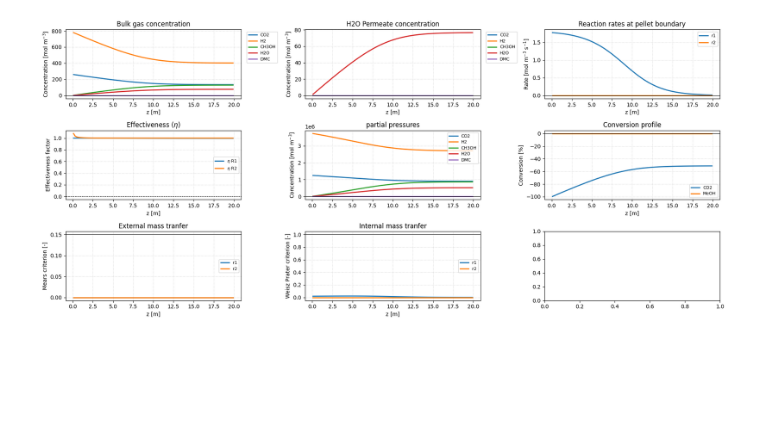
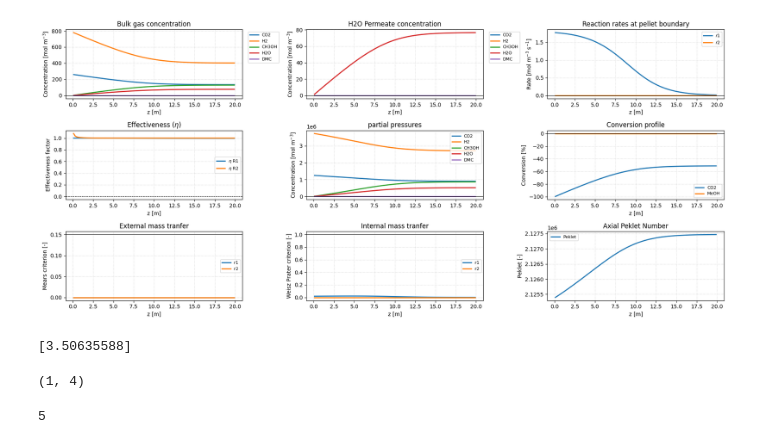
Before and after one commit to TorchSquarer/MRM-Assignment, a Jupyter notebook: main.ipynb, the cells around one changed output. Drawn from its saved outputs; the diff is of its cells as text; code cells hidden in the pictures; blank space fills up the shorter version.

Commit message:
Added a functional Peklet Graph

```diff
--- a/main.ipynb
+++ b/main.ipynb
@@ -30,6 +30,10 @@ k_app_r1   = r1[:, 0].mean() / c_surf_CO2
 X_CO2 = (1.0 - c_g[:, 0]) / c_g[0, 0]
 X_MeOH = (2.0 * c_g[:, 4]) / np.maximum(c_g[:, 2] + 2.0 * c_g[:, 4], 1e-30)
 
+c_tot = c_g.sum(axis=1, keepdims=True)
+y = c_g[:,:-1] / c_tot
+Pe_ax = model.rho_gas(y, cfg.T) * model.Cp_gas(y) * cfg.v_ret * cfg.length / model.thermal_conductivity_ax(c_g[:,:-1])
+
 fmt = "{:.2f}".format
 
 print(pd.Series({
@@ -39,8 +43,8 @@ print(pd.Series({
     "residence time [s]":        cfg.tau,
     "Re_number [-]":             cfg.Reynolds,
     "Sc_number [-]":             cfg.Schmidt[0],
-    "Bo_ax [-]":                 cfg.v_ret * cfg.length / cfg.particle_diffusivity[:3],
-    "Pe_ax [-]":                 cfg.rho_gas * cfg.Cp_gas * cfg.v_ret * cfg.length / cfg.thermal_conductivity_ax, # THIS HAS YET TO BE IMPLEMENTED CORRECTLY
+    "Smallest Bo_ax [-]":        np.min(cfg.v_ret * cfg.length / cfg.particle_diffusivity),
+    "Smallest Pe_ax [-]":        np.min(Pe_ax),
     "η analytisch R1 [-]":       eta_r1[0],
     "η analytisch R2 [-]":       eta_r2[0],
 }, name="solver & diagnostics").to_string(float_format=fmt))
@@ -165,31 +169,57 @@ axes[4].grid(True, linestyle=":", alpha=0.6)
 axes[5].plot(model.z_c, X_CO2 * 100, label="CO2", linewidth=2)
 axes[5].plot(model.z_c, X_MeOH * 100, label="MeOH", linewidth=2)
 axes[5].axhline(0.0, color="k", linewidth=0.8)
 axes[5].set_xlabel("z [m]")
 axes[5].set_ylabel("Conversion [%]")
 axes[5].set_title("Conversion profile")
 axes[5].legend(fontsize=8)
 axes[5].grid(True, linestyle=":", alpha=0.6)
 
 axes[6].plot(model.z_c, mears_r1, label="r1", linewidth=2)
 axes[6].plot(model.z_c, mears_r2, label="r2", linewidth=2)
 axes[6].axhline(0.15, color="k", linewidth=0.8)
 axes[6].set_xlabel("z [m]")
 axes[6].set_ylabel("Mears criterion [-]")
 axes[6].set_title("External mass tranfer")
 axes[6].legend(fontsize=8)
 axes[6].grid(True, linestyle=":", alpha=0.6)
 
 axes[7].plot(model.z_c, wp_r1, label="r1", linewidth=2)
 axes[7].plot(model.z_c, wp_r2, label="r2", linewidth=2)
 axes[7].axhline(1, color="k", linewidth=0.8)
 axes[7].set_xlabel("z [m]")
 axes[7].set_ylabel("Weisz Prater criterion [-]")
 axes[7].set_title("Internal mass tranfer")
 axes[7].legend(fontsize=8)
 axes[7].grid(True, linestyle=":", alpha=0.6)
 
+axes[8].plot(model.z_c, Pe_ax, label="Peklet", linewidth=2)
+#axes[8].axhline(1, color="k", linewidth=0.8)
+axes[8].set_xlabel("z [m]")
+axes[8].set_ylabel("Peklet [-]")
+axes[8].set_title("Axial Peklet Number")
+axes[8].legend(fontsize=8)
+axes[8].grid(True, linestyle=":", alpha=0.6)
+
 plt.tight_layout()
 plt.show()
 # %% [output]
-[figure, old version]
+[figure, new version]
+# %%
+
+
+#import config
+#cfg: config.ModelConfig = config.ModelConfig()
+#from membraneReactorModel import MembraneReactorModel
+
+print(model.thermal_conductivity_ax(cfg.inlet_concentration[None,:-1]))
+
+cfg.inlet_concentration[None,:-1].shape
+# %% [output]
+[3.50635588]
+(1, 4)
+# %%
+a = (2,5)
+print(cfg.inlet_concentration[None,:].shape[1])
+# %% [output]
+5
```
Also changed, not shown: parts of 1 cell of this notebook.
